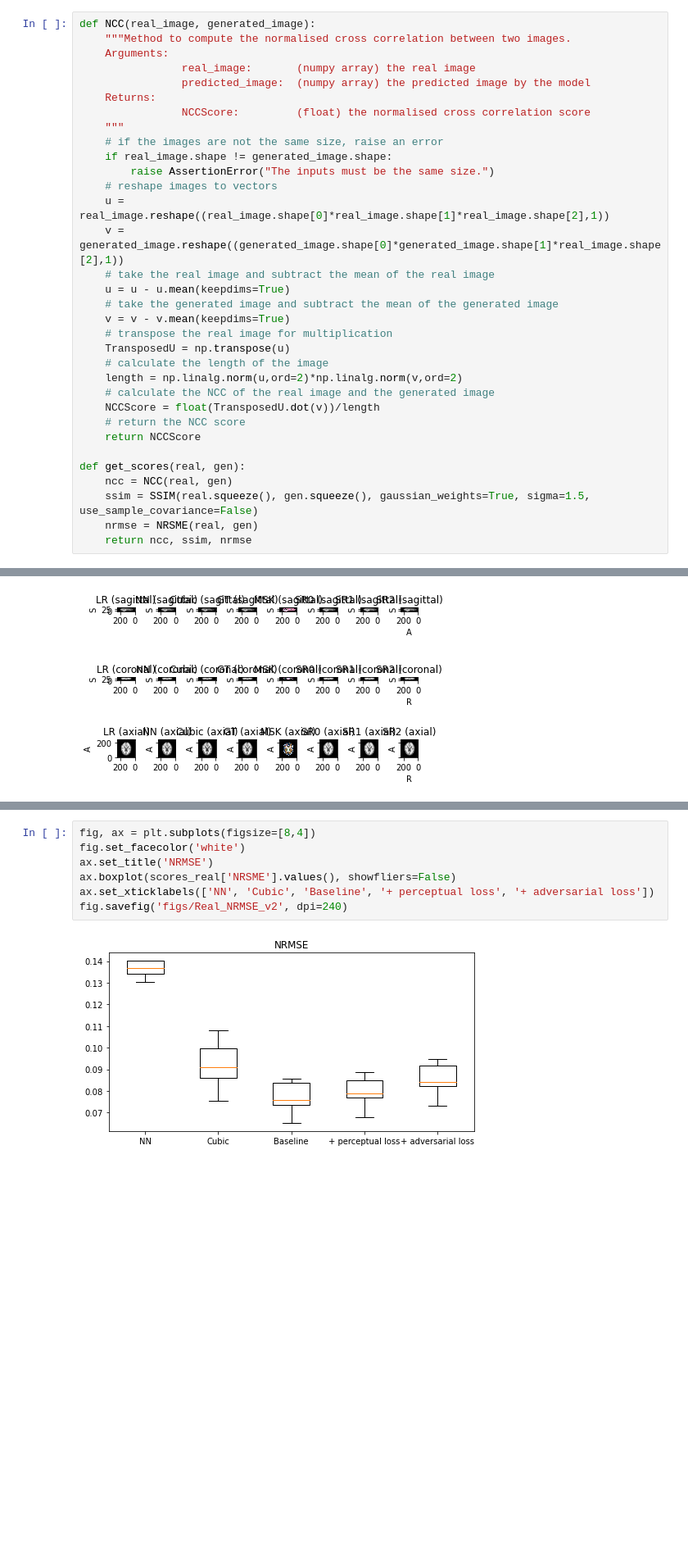
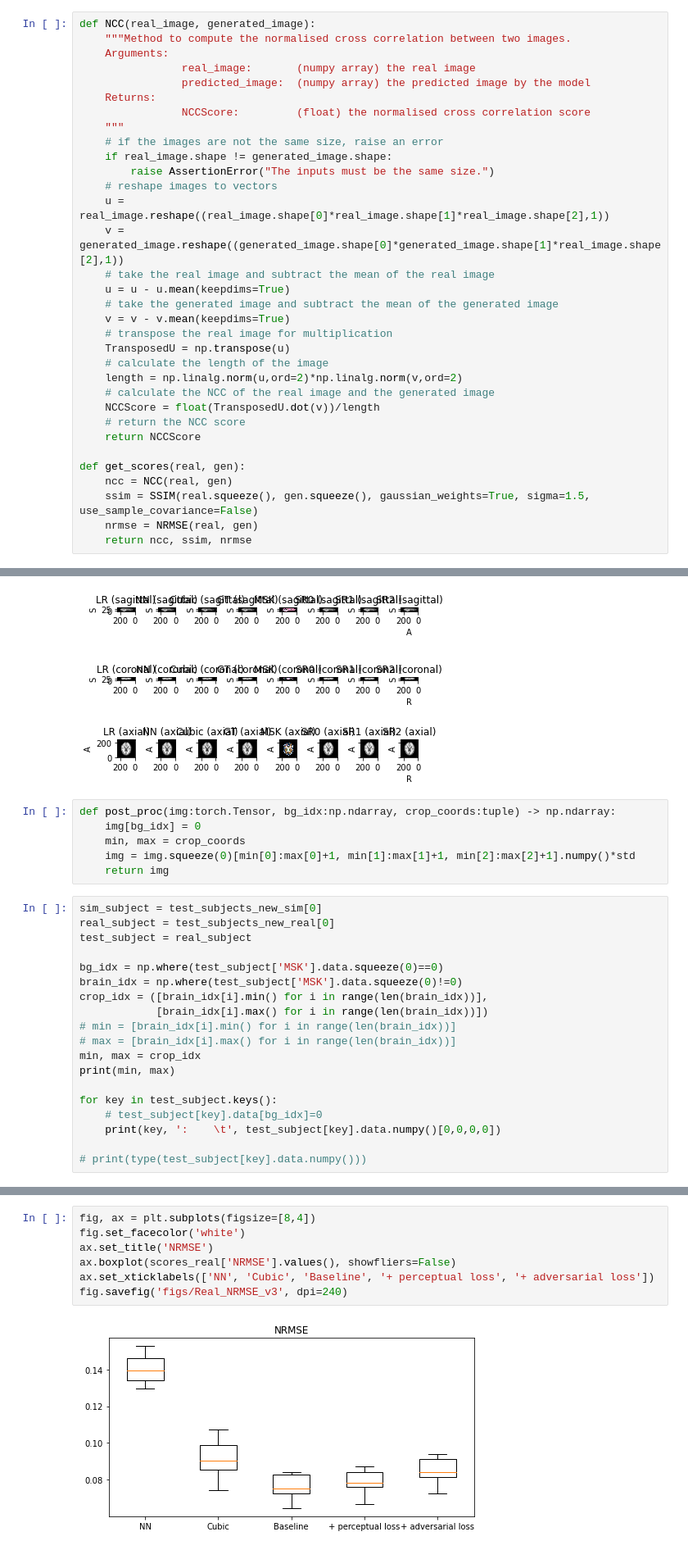
Before and after one commit to rienboonstoppel/SRGan, a Jupyter notebook: predict_multiple_ckpt.ipynb, the cells around one changed output, grey strips where cells are left out. Shown at 82% size. Drawn from its saved outputs; the diff is of its cells as text; blank space fills up the shorter version.

```diff
--- a/predict_multiple_ckpt.ipynb
+++ b/predict_multiple_ckpt.ipynb
@@ -304,7 +292,7 @@ def NCC(real_image, generated_image):
 def get_scores(real, gen):
     ncc = NCC(real, gen)
     ssim = SSIM(real.squeeze(), gen.squeeze(), gaussian_weights=True, sigma=1.5, use_sample_covariance=False)
-    nrmse = NRSME(real, gen)
+    nrmse = NRMSE(real, gen)
     return ncc, ssim, nrmse
 # %%
 batch_size = 16
@@ -418,3 +406,28 @@ for subject in tqdm(test_set_real):
 test_subjects_new_real[0].plot()
 # %% [output]
 [figure]
+# %%
+def post_proc(img:torch.Tensor, bg_idx:np.ndarray, crop_coords:tuple) -> np.ndarray:
+    img[bg_idx] = 0
+    min, max = crop_coords
+    img = img.squeeze(0)[min[0]:max[0]+1, min[1]:max[1]+1, min[2]:max[2]+1].numpy()*std
+    return img
+# %%
+sim_subject = test_subjects_new_sim[0]
+real_subject = test_subjects_new_real[0]
+test_subject = real_subject
+
+bg_idx = np.where(test_subject['MSK'].data.squeeze(0)==0)
+brain_idx = np.where(test_subject['MSK'].data.squeeze(0)!=0)
+crop_idx = ([brain_idx[i].min() for i in range(len(brain_idx))],
+            [brain_idx[i].max() for i in range(len(brain_idx))])
+# min = [brain_idx[i].min() for i in range(len(brain_idx))]
+# max = [brain_idx[i].max() for i in range(len(brain_idx))]
+min, max = crop_idx
+print(min, max)
+
+for key in test_subject.keys():
+    # test_subject[key].data[bg_idx]=0
+    print(key, ':    \t', test_subject[key].data.numpy()[0,0,0,0])
+
+# print(type(test_subject[key].data.numpy()))
@@ -618,12 +639,12 @@ fig.savefig('figs/Real_SSIM_v2', dpi=240)
 # %%
 fig, ax = plt.subplots(figsize=[8,4])
 fig.set_facecolor('white')
 ax.set_title('NRMSE')
-ax.boxplot(scores_real['NRSME'].values(), showfliers=False)
+ax.boxplot(scores_real['NRMSE'].values(), showfliers=False)
 ax.set_xticklabels(['NN', 'Cubic', 'Baseline', '+ perceptual loss', '+ adversarial loss'])
-fig.savefig('figs/Real_NRMSE_v2', dpi=240)
+fig.savefig('figs/Real_NRMSE_v3', dpi=240)
 # %% [output]
-[figure, old version]
+[figure, new version]
 # %%
 fig, ax = plt.subplots(figsize=[5,4])
 fig.set_facecolor('white')
```
Also changed, not shown: parts of 18 cells of this notebook, 1 other file.
